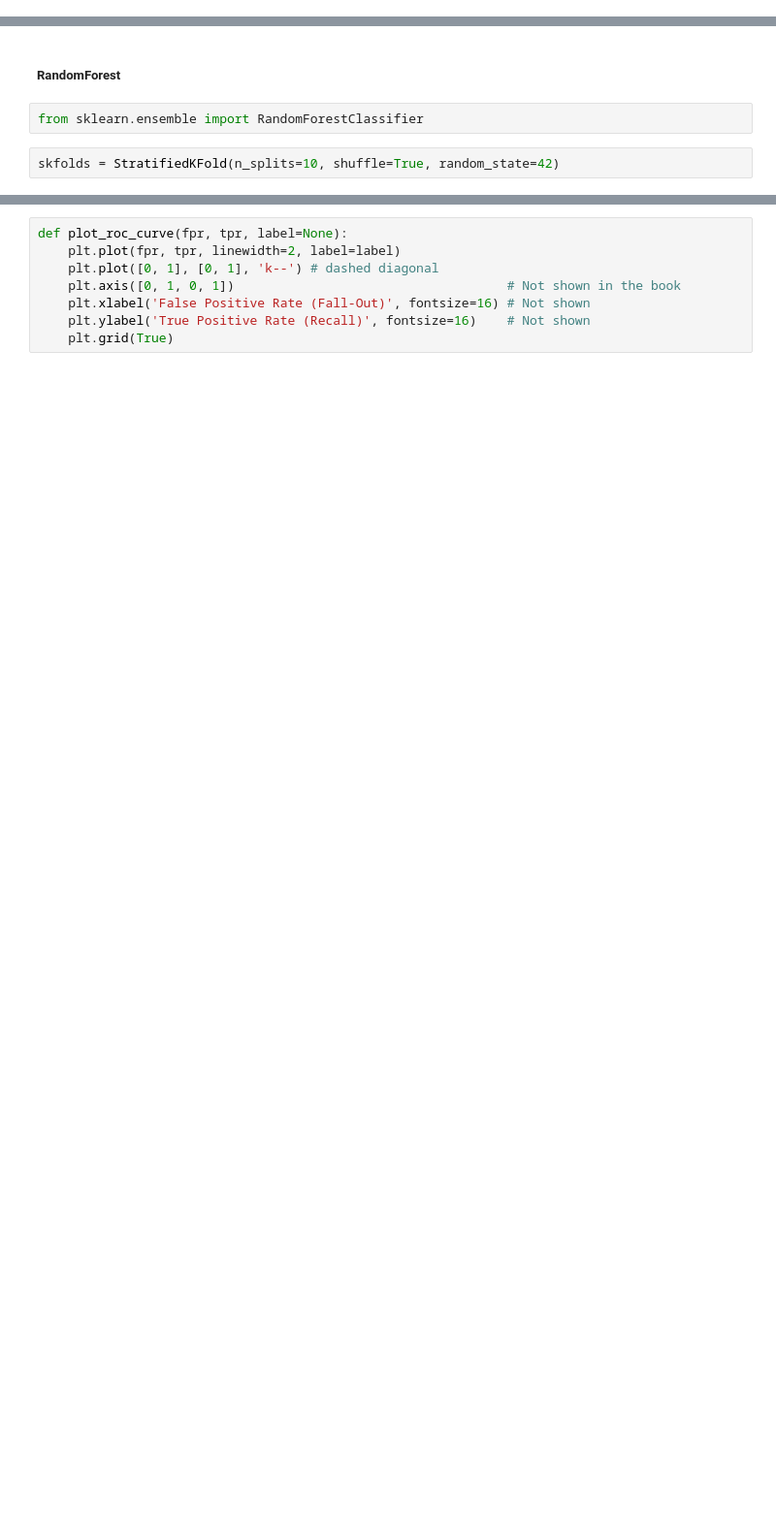
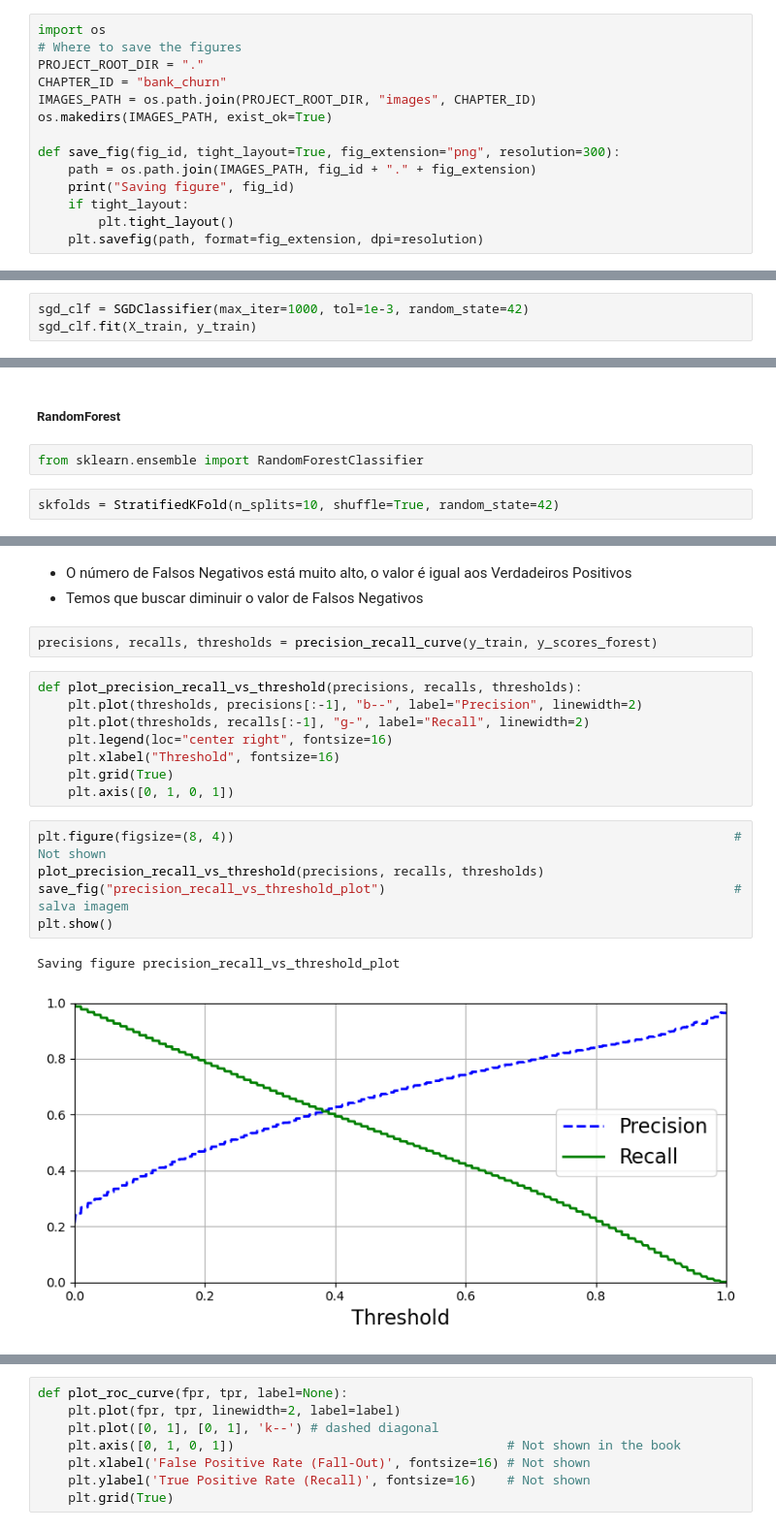
Before and after one commit to ordepzero/bank_churn_problem, a Jupyter notebook: bank_churn_problem.ipynb, the cells around one changed output, grey strips where cells are left out. Shown at 97% size. Drawn from its saved outputs; the diff is of its cells as text; blank space fills up the shorter version.

````diff
--- a/bank_churn_problem.ipynb
+++ b/bank_churn_problem.ipynb
@@ -19,6 +19,20 @@ etc.
 ```
 
 Link da competição do kaggle: https://www.kaggle.com/competitions/playground-series-s4e1/leaderboard
+# %%
+import os
+# Where to save the figures
+PROJECT_ROOT_DIR = "."
+CHAPTER_ID = "bank_churn"
+IMAGES_PATH = os.path.join(PROJECT_ROOT_DIR, "images", CHAPTER_ID)
+os.makedirs(IMAGES_PATH, exist_ok=True)
+
+def save_fig(fig_id, tight_layout=True, fig_extension="png", resolution=300):
+    path = os.path.join(IMAGES_PATH, fig_id + "." + fig_extension)
+    print("Saving figure", fig_id)
+    if tight_layout:
+        plt.tight_layout()
+    plt.savefig(path, format=fig_extension, dpi=resolution)
 # %% [markdown]
 #### Importando as bibliotecas
 # %%
@@ -403,0 +429,3 @@ array([[127988,   2125],
+# %%
+sgd_clf = SGDClassifier(max_iter=1000, tol=1e-3, random_state=42)
+sgd_clf.fit(X_train, y_train)
@@ -431,0 +471,21 @@ from sklearn.metrics import roc_auc_score
+# %% [markdown]
+- O número de Falsos Negativos está muito alto, o valor é igual aos Verdadeiros Positivos
+- Temos que buscar diminuir o valor de Falsos Negativos
+# %%
+precisions, recalls, thresholds = precision_recall_curve(y_train, y_scores_forest)
+# %%
+def plot_precision_recall_vs_threshold(precisions, recalls, thresholds):
+    plt.plot(thresholds, precisions[:-1], "b--", label="Precision", linewidth=2)
+    plt.plot(thresholds, recalls[:-1], "g-", label="Recall", linewidth=2)
+    plt.legend(loc="center right", fontsize=16)
+    plt.xlabel("Threshold", fontsize=16)
+    plt.grid(True)
+    plt.axis([0, 1, 0, 1])
+# %%
+plt.figure(figsize=(8, 4))                                                                  # Not shown
+plot_precision_recall_vs_threshold(precisions, recalls, thresholds)
+save_fig("precision_recall_vs_threshold_plot")                                              # salva imagem
+plt.show()
+# %% [output]
+Saving figure precision_recall_vs_threshold_plot
+[figure, added]
````
Also changed, not shown: parts of 34 cells of this notebook, 2 other files.
